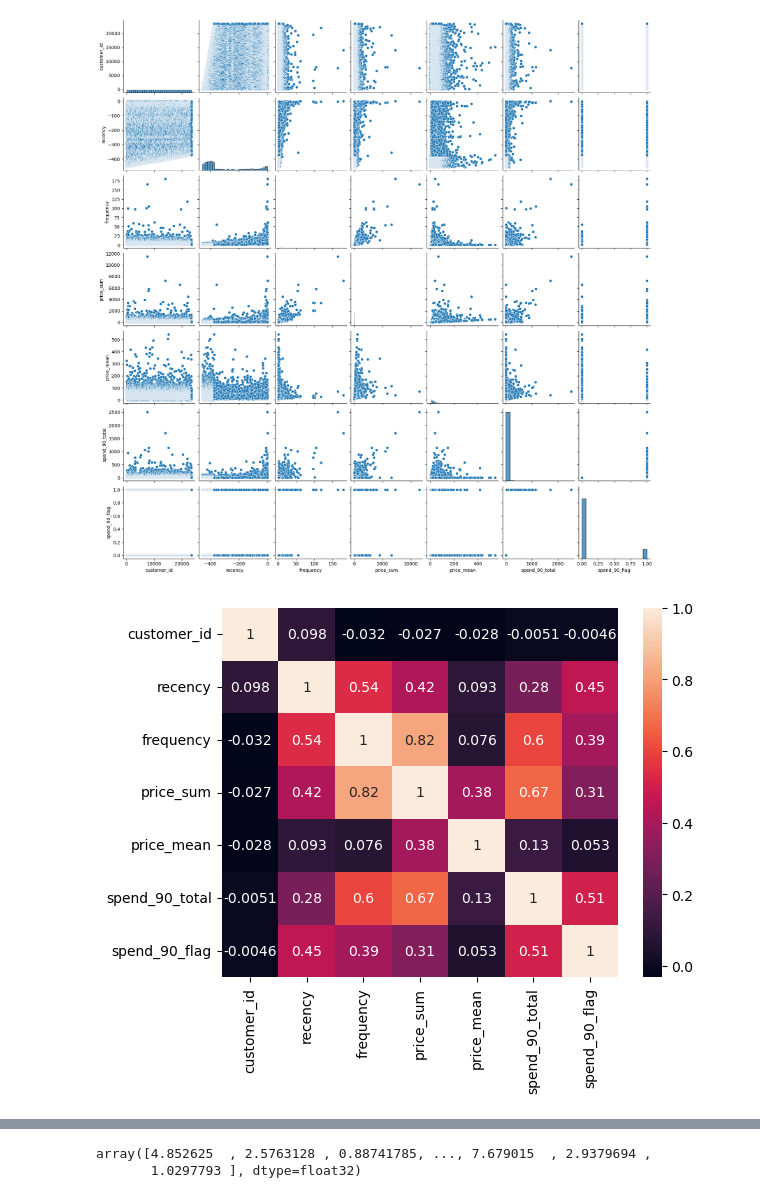
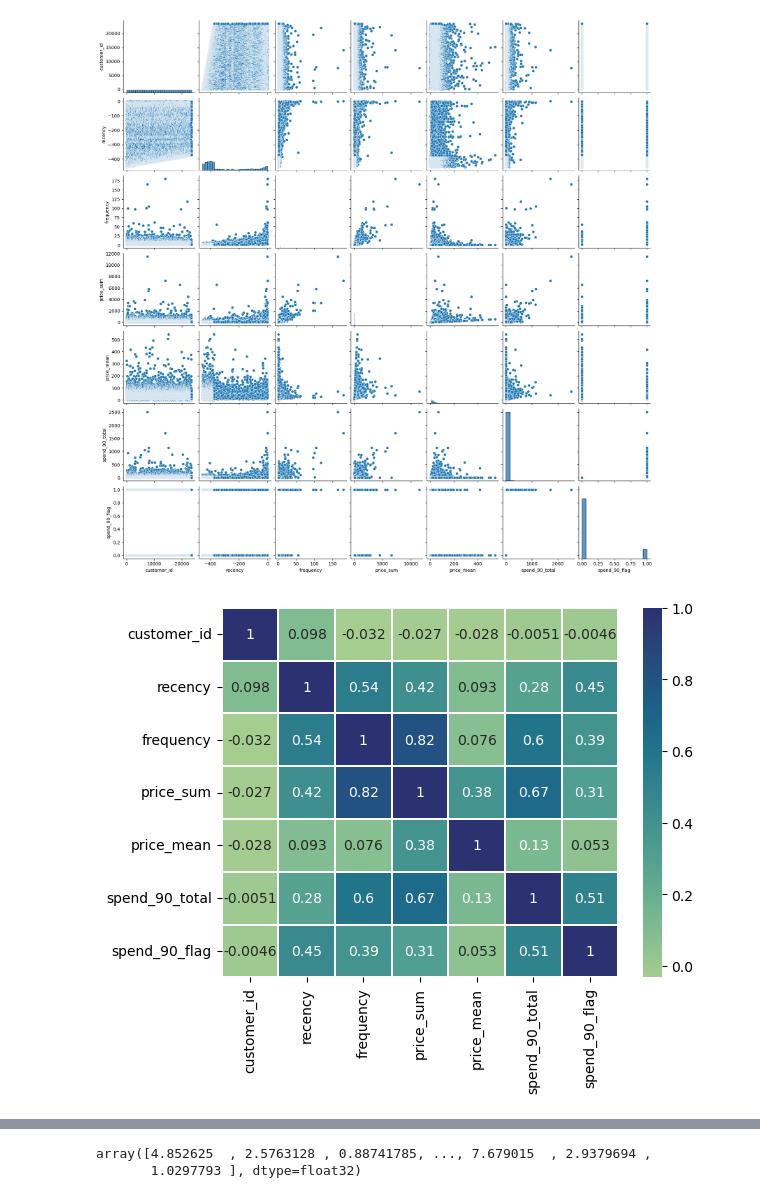
Before and after one commit to YashChowdhary34/predictive_clv_behaviour_analysis, a Jupyter notebook: models/spend_amount_model.ipynb, the cells around one changed output, grey strips where cells are left out. Cells and saved outputs as stored; diff of their text form; code cells hidden in the pictures.

```diff
--- a/models/spend_amount_model.ipynb
+++ b/models/spend_amount_model.ipynb
@@ -31,9 +31,9 @@ plt.show()
 [figure]
 # %%
 corr_matrix = df.corr()
-sns.heatmap(corr_matrix, annot=True)
+sns.heatmap(corr_matrix, annot=True,  linewidths=.3, cmap='crest')
 plt.show()
 # %% [output]
-[figure, old version]
+[figure, new version]
 # %%
 X = df[['recency', 'frequency', 'price_sum', 'price_mean']]
```
Also changed, not shown: parts of 12 cells of this notebook, 15 other files.
